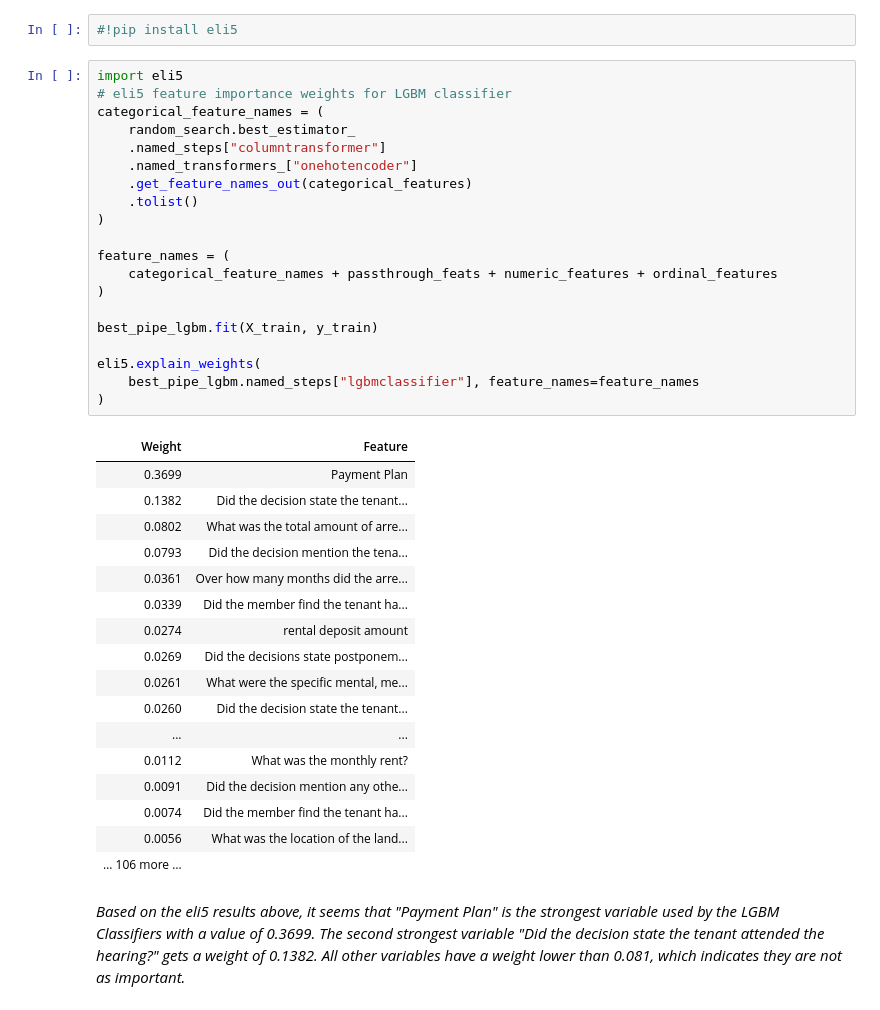
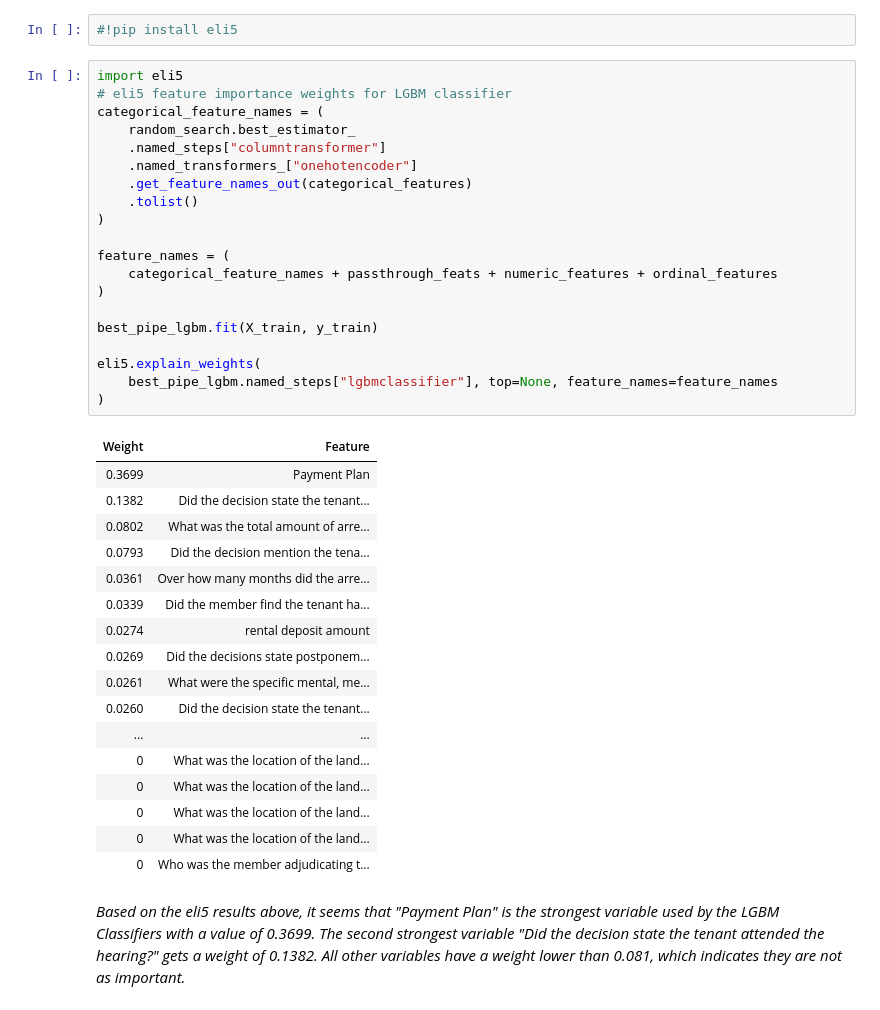
Before and after one commit to Capstone-Project-JYSF/Allard, a Jupyter notebook: models/LightGBM.ipynb, the cells around one changed output. Cells and saved outputs as stored; diff of their text form.

```diff
--- a/models/LightGBM.ipynb
+++ b/models/LightGBM.ipynb
@@ -294,39 +294,39 @@ import eli5
 # eli5 feature importance weights for LGBM classifier
 categorical_feature_names = (
     random_search.best_estimator_
     .named_steps["columntransformer"]
     .named_transformers_["onehotencoder"]
     .get_feature_names_out(categorical_features)
     .tolist()
 )
 
 feature_names = (
     categorical_feature_names + passthrough_feats + numeric_features + ordinal_features
 )
 
 best_pipe_lgbm.fit(X_train, y_train)
 
 eli5.explain_weights(
-    best_pipe_lgbm.named_steps["lgbmclassifier"], feature_names=feature_names
+    best_pipe_lgbm.named_steps["lgbmclassifier"], top=None, feature_names=feature_names
 )
 # %% [output]
 | Weight | Feature |
 | 0.3699 | Payment Plan |
 | 0.1382 | Did the decision state the tenant... |
 | 0.0802 | What was the total amount of arre... |
 | 0.0793 | Did the decision mention the tena... |
 | 0.0361 | Over how many months did the arre... |
 | 0.0339 | Did the member find the tenant ha... |
 | 0.0274 | rental deposit amount |
 | 0.0269 | Did the decisions state postponem... |
 | 0.0261 | What were the specific mental, me... |
 | 0.0260 | Did the decision state the tenant... |
 | ... | ... |
-| 0.0112 | What was the monthly rent? |
-| 0.0091 | Did the decision mention any othe... |
-| 0.0074 | Did the member find the tenant ha... |
-| 0.0056 | What was the location of the land... |
-| … 106 more … |  |
+| 0 | What was the location of the land... |
+| 0 | What was the location of the land... |
+| 0 | What was the location of the land... |
+| 0 | What was the location of the land... |
+| 0 | Who was the member adjudicating t... |
 # %% [markdown]
 _Based on the eli5 results above, it seems that "Payment Plan" is the strongest variable used by the LGBM Classifiers with a value of 0.3699. The second strongest variable "Did the decision state the tenant attended the hearing?" gets a weight of 0.1382. All other variables have a weight lower than 0.081, which indicates they are not as important._
 # %% [markdown]
```
Also changed, not shown: parts of 5 cells of this notebook.
